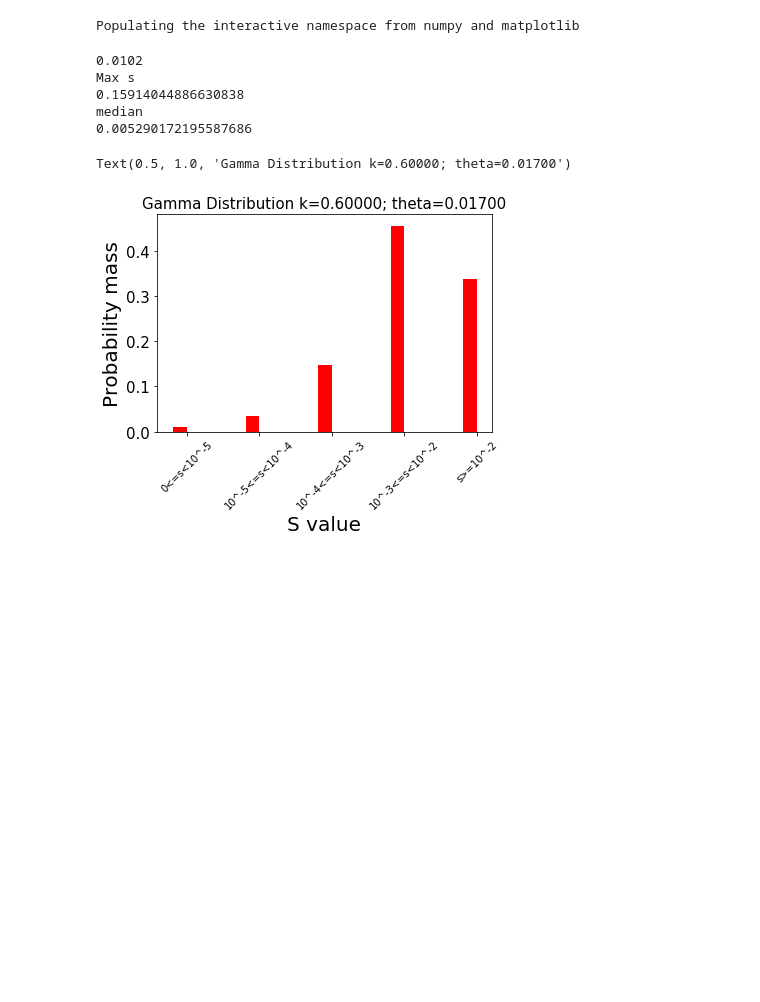
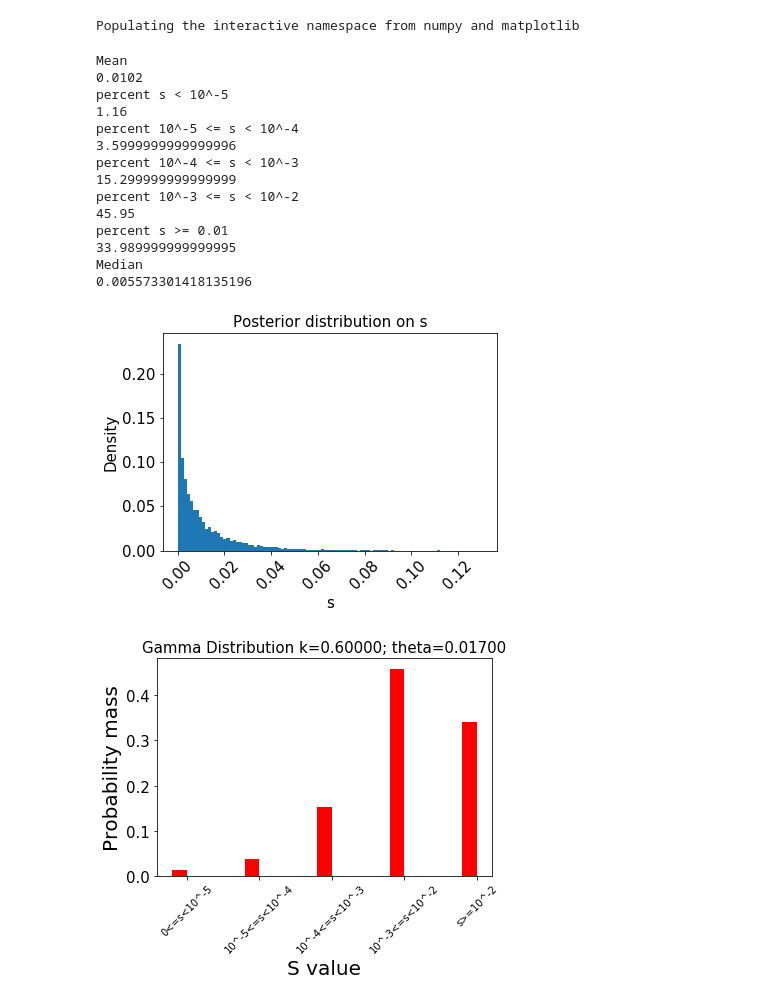
Before and after one commit to BonnieCSE/STRSelection, a Jupyter notebook: analysis/gamma_distribution.ipynb, the cells around one changed output. Drawn from its saved outputs; the diff is of its cells as text; code cells hidden in the pictures; blank space fills up the shorter version.

```diff
--- a/analysis/gamma_distribution.ipynb
+++ b/analysis/gamma_distribution.ipynb
@@ -10,22 +9,22 @@ matplotlib.rcParams['ps.fonttype'] = 42
 # %% [output]
 Populating the interactive namespace from numpy and matplotlib
 # %%
-shape, scale =  0.600000, 0.017#0.004, 2.5
+# Plot gamma distribution
+
+shape, scale =  0.600000, 0.017
+
+print('Mean')
 print(shape*scale)
+
 beta = 1/scale
 num_sims = 10000
 s = []
 for i in range(0, num_sims):
     s_val = np.random.gamma(shape, scale)
     if s_val > 1:
-        print(s_val)
         s_val = 1
 
-
     s.append(s_val)
-
-print("Max s")
-print(max(s))
 
 svals = [0, 0, 0, 0, 0]
 for elem in s:
@@ -39,7 +38,7 @@ for elem in s:
         svals[3] += 1
     elif elem >= 10**-2:
         svals[4] += 1
-'''
+
 print("percent s < 10^-5")
 print(svals[0]/num_sims*100)
 print("percent 10^-5 <= s < 10^-4")
@@ -47,54 +46,58 @@ print(svals[1]/num_sims*100)
 print("percent 10^-4 <= s < 10^-3")
 print(svals[2]/num_sims*100)
 print("percent 10^-3 <= s < 10^-2")
 print(svals[3]/num_sims*100)
 print("percent s >= 0.01")
 print(svals[4]/num_sims*100)
-'''
-print('median')
 
+print('Median')
 print(np.median(s))
 
-'''
+# Plot pdf of gamma distribution
 plt.figure(1)
-
-density = stats.gaussian_kde(s)
-n, x, _ = plt.hist(s, bins=100,
-                   histtype=u'step', density=True)
-plt.plot(x, density(x))
-#plt.hist(s, bins = 100, weights=np.ones(len(s)) / len(s)) # , bins=1000 weights=np.ones(len(s)) / len(s)
+#density = stats.gaussian_kde(s)
+#n, x, _ = plt.hist(s, bins=100, histtype=u'step', density=True)
+#plt.plot(x, density(x))
+plt.hist(s, bins = 100, weights=np.ones(len(s)) / len(s))
 plt.xlabel("s", size = 15)
 plt.ylabel("Density", size = 15)
 plt.title("Posterior distribution on s", size=15)
-#plt.savefig("/storage/BonnieH/selection_project/analysis/figures/gamma_distribution_k_%.4f_theta_%.4f.pdf"%(shape,scale),bbox_inches='tight')
+plt.savefig("/storage/BonnieH/selection_project/analysis/figures/gamma_distribution/gamma_distribution_pdf_k_%.4f_theta_%.4f.pdf"%(shape,scale),bbox_inches='tight')
 plt.xticks(fontsize=15, rotation=45)
 plt.yticks(fontsize=15)
 plt.show()
-'''
+
+# Plot discrete pdf of gamma distribution
 plt.figure(2)
 x = ['0<=s<10^-5', '10^-5<=s<10^-4', '10^-4<=s<10^-3', '10^-3<=s<10^-2', 's>=10^-2']
 y_pos = np.arange(len(x))
-
 barWidth = 0.2
 r1 = np.arange(len(x))
 total = sum(svals)
 for i in range(0, len(svals)):
     svals[i] = svals[i]/total
-plt.bar(r1, svals, color='red', width=barWidth, edgecolor='white', label='euro, eps = (obs_het + 0.0006)/3') #label='20k gens'
+plt.bar(r1, svals, color='red', width=barWidth)
 plt.xticks([r + barWidth/2 for r in range(len(x))], x)
-plt.xticks(fontsize=10, rotation=45) # rotation=90
+plt.xticks(fontsize=10, rotation=45)
 plt.yticks(fontsize=15)
-
 plt.xlabel("S value", size=20)
 plt.ylabel("Probability mass", size=20)
-
-plt.title("Gamma Distribution k=%.5f; theta=%.5f"%(shape, scale), size=15) #: : \n ABC acceptance < 40%Trinucleotides Optimal Ru >= 9
-#plt.savefig("/storage/BonnieH/selection_project/analysis/figures/gamma_distribution_bars_k_%.4f_theta_%.4f.pdf"%(shape,scale),bbox_inches='tight')
+plt.title("Gamma Distribution k=%.5f; theta=%.5f"%(shape, scale), size=15)
+plt.savefig("/storage/BonnieH/selection_project/analysis/figures/gamma_distribution/gamma_distribution_pdf_discrete_k_%.4f_theta_%.4f.pdf"%(shape,scale),bbox_inches='tight')
 # %% [output]
+Mean
 0.0102
-Max s
-0.15914044886630838
-median
-0.005290172195587686
+percent s < 10^-5
+1.16
+percent 10^-5 <= s < 10^-4
+3.5999999999999996
+percent 10^-4 <= s < 10^-3
+15.299999999999999
+percent 10^-3 <= s < 10^-2
+45.95
+percent s >= 0.01
+33.989999999999995
+Median
+0.005573301418135196
-Text(0.5, 1.0, 'Gamma Distribution k=0.60000; theta=0.01700')
-[figure, old version]
+[figure, new version]
+[figure, added]
```
Also changed, not shown: parts of 1 cell of this notebook, 25 other files.
